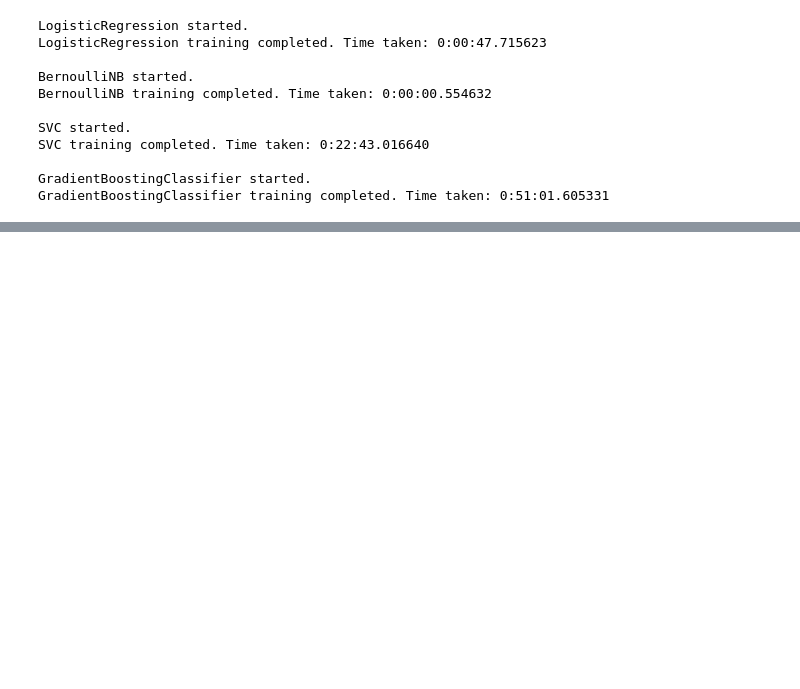
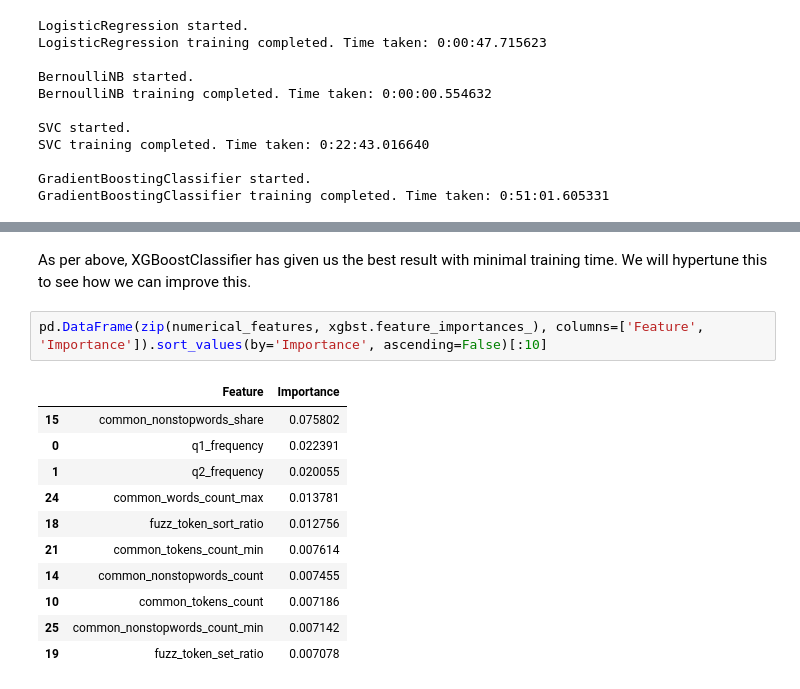
Before and after one commit to parikshitshinge/quora-question-pair-similarity, a Jupyter notebook: notebooks/03 - Modelling.ipynb, the cells around one changed output, grey strips where cells are left out. Cells and saved outputs as stored; diff of their text form; blank space fills up the shorter version.

```diff
--- a/notebooks/03 - Modelling.ipynb
+++ b/notebooks/03 - Modelling.ipynb
@@ -259,0 +297,16 @@ pd.DataFrame(result, columns=['Algorithm', 'Hyperparameters', 'Log-loss', 'Accur
+# %% [markdown]
+As per above, XGBoostClassifier has given us the best result with minimal training time. We will hypertune this to see how we can improve this.
+# %%
+pd.DataFrame(zip(numerical_features, xgbst.feature_importances_), columns=['Feature', 'Importance']).sort_values(by='Importance', ascending=False)[:10]
+# %% [output]
+|  | Feature | Importance |
+| 15 | common_nonstopwords_share | 0.075802 |
+| 0 | q1_frequency | 0.022391 |
+| 1 | q2_frequency | 0.020055 |
+| 24 | common_words_count_max | 0.013781 |
+| 18 | fuzz_token_sort_ratio | 0.012756 |
+| 21 | common_tokens_count_min | 0.007614 |
+| 14 | common_nonstopwords_count | 0.007455 |
+| 10 | common_tokens_count | 0.007186 |
+| 25 | common_nonstopwords_count_min | 0.007142 |
+| 19 | fuzz_token_set_ratio | 0.007078 |
```
Also changed, not shown: parts of 20 cells of this notebook, 12 other files.
